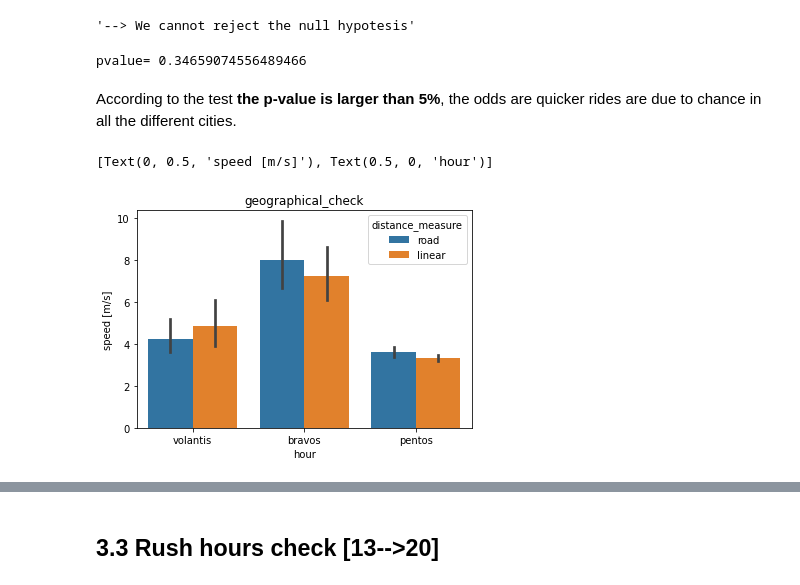
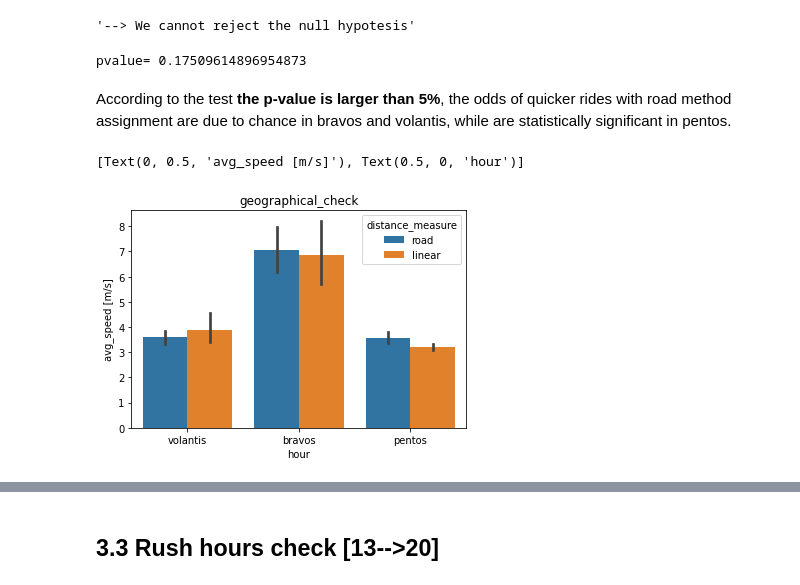
Before and after one commit to ta-data-bcn/technical-interview, a Jupyter notebook: data_science_challange_silvia_serafini.ipynb, the cells around one changed output, grey strips where cells are left out. Drawn from its saved outputs; the diff is of its cells as text; code cells hidden in the pictures.

```diff
--- a/data_science_challange_silvia_serafini.ipynb
+++ b/data_science_challange_silvia_serafini.ipynb
@@ -254,8 +254,8 @@ df_clean._get_numeric_data().describe()
 I can see I have some 0 values in the columns duration and distance. I will drop this rows since I can't use them for the test.
 # %%
 def remove_outliers(col,df):
-    q_low = df[col].quantile(0.01)
-    q_hi  = df[col].quantile(0.99)
+    q_low = df[col].quantile(0.02)
+    q_hi  = df[col].quantile(0.98)
 
     df_filtered = df[(df[col] < q_hi) & (df[col] > q_low)]
     return df_filtered
@@ -392,15 +427,15 @@ checkPValue(res2[1]/2)
 # %%
 print('pvalue=',res2[1]/2)
 # %% [output]
-pvalue= 0.34659074556489466
+pvalue= 0.17509614896954873
 # %% [markdown]
-According to the test **the p-value is larger than 5%**, the odds are quicker rides are due to chance in all the different cities.
+According to the test **the p-value is larger than 5%**, the odds of quicker rides with road method assignment are due to chance in bravos and volantis, while are statistically significant in pentos.
 # %%
 #df_clean_new.groupby('city_id').agg({'speed':'mean'}).plot.bar()
 plt.figure(figsize=(6,4))
 ax = sns.barplot(x="city_id", y="speed", hue="distance_measure", data=df_clean_new)
 plt.title('geographical_check')
-ax.set(xlabel='hour', ylabel='speed [m/s]')
+ax.set(xlabel='hour', ylabel='avg_speed [m/s]')
 # %% [output]
-[Text(0, 0.5, 'speed [m/s]'), Text(0.5, 0, 'hour')]
+[Text(0, 0.5, 'avg_speed [m/s]'), Text(0.5, 0, 'hour')]
-[figure, old version]
+[figure, new version]
```
Also changed, not shown: parts of 22 cells of this notebook.
